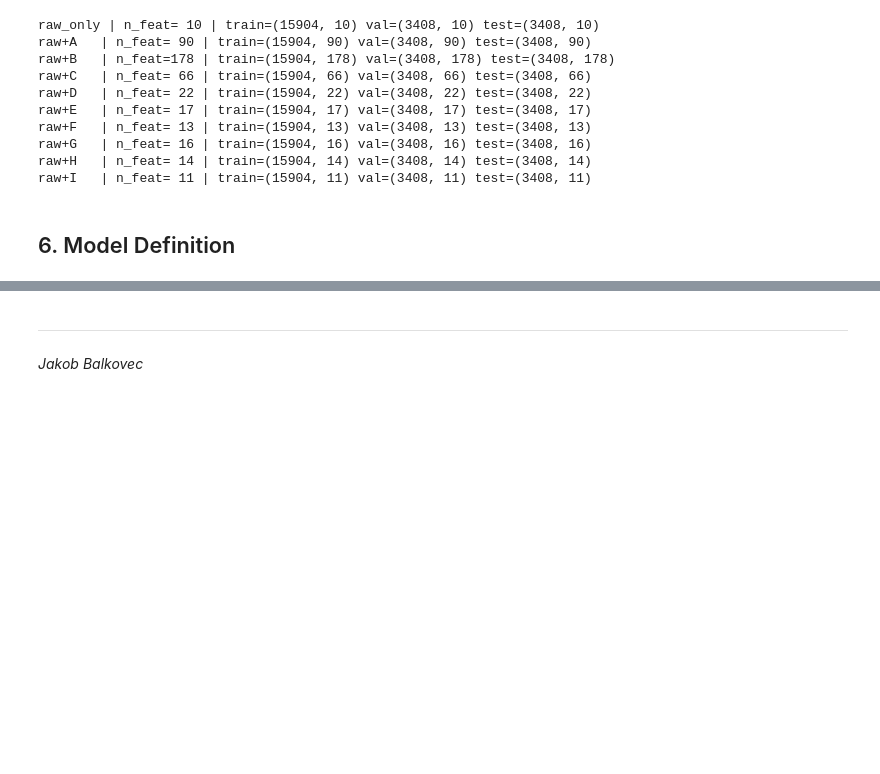
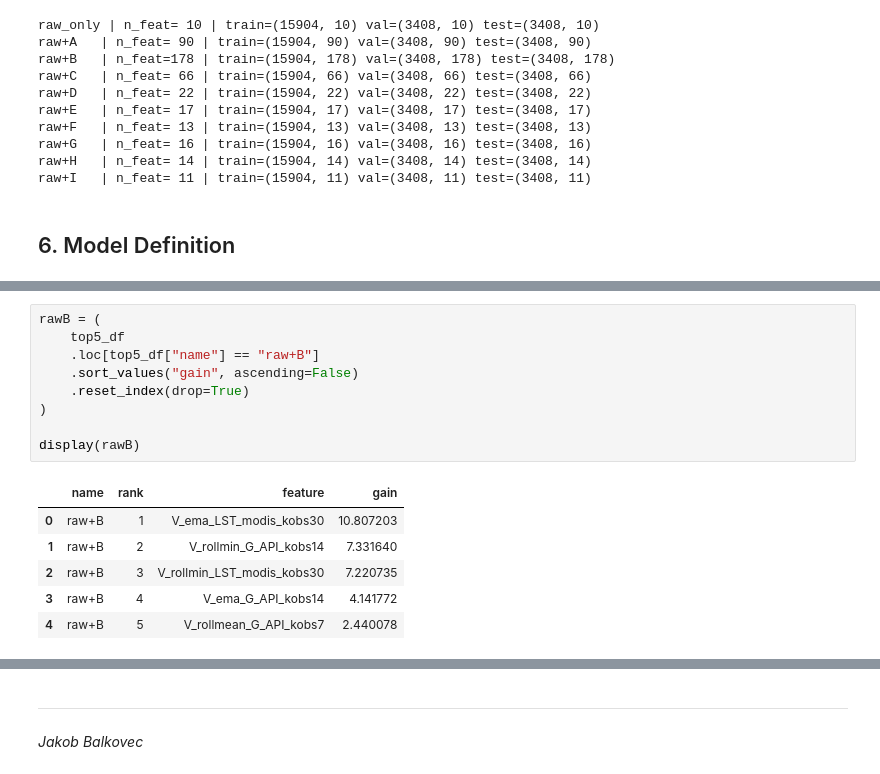
Before and after one commit to KerryCheon/MDR-Project, a Jupyter notebook: Models/Temporal/v5/v5.2/MDR-v5.2.ipynb, the cells around one changed output, grey strips where cells are left out. Cells and saved outputs as stored; diff of their text form; blank space fills up the shorter version.

```diff
--- a/Models/Temporal/v5/v5.2/MDR-v5.2.ipynb
+++ b/Models/Temporal/v5/v5.2/MDR-v5.2.ipynb
@@ -412,0 +593,16 @@ plt.show()
+# %%
+rawB = (
+    top5_df
+    .loc[top5_df["name"] == "raw+B"]
+    .sort_values("gain", ascending=False)
+    .reset_index(drop=True)
+)
+
+display(rawB)
+# %% [output]
+|  | name | rank | feature | gain |
+| 0 | raw+B | 1 | V_ema_LST_modis_kobs30 | 10.807203 |
+| 1 | raw+B | 2 | V_rollmin_G_API_kobs14 | 7.331640 |
+| 2 | raw+B | 3 | V_rollmin_LST_modis_kobs30 | 7.220735 |
+| 3 | raw+B | 4 | V_ema_G_API_kobs14 | 4.141772 |
+| 4 | raw+B | 5 | V_rollmean_G_API_kobs7 | 2.440078 |
```
Also changed, not shown: parts of 28 cells of this notebook, 4 other files.
